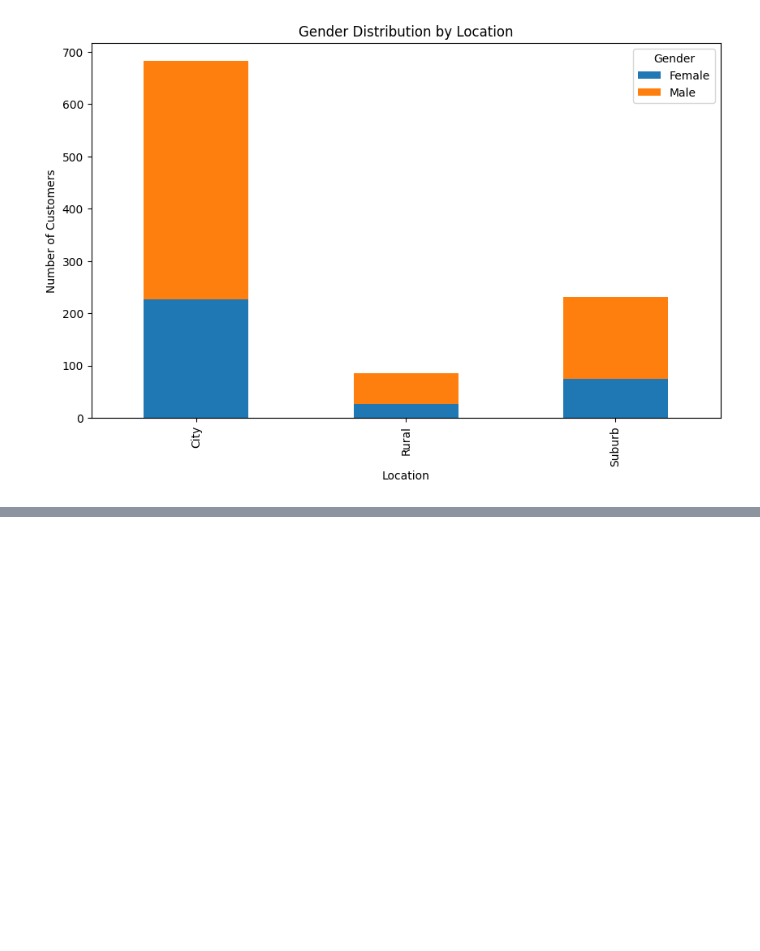
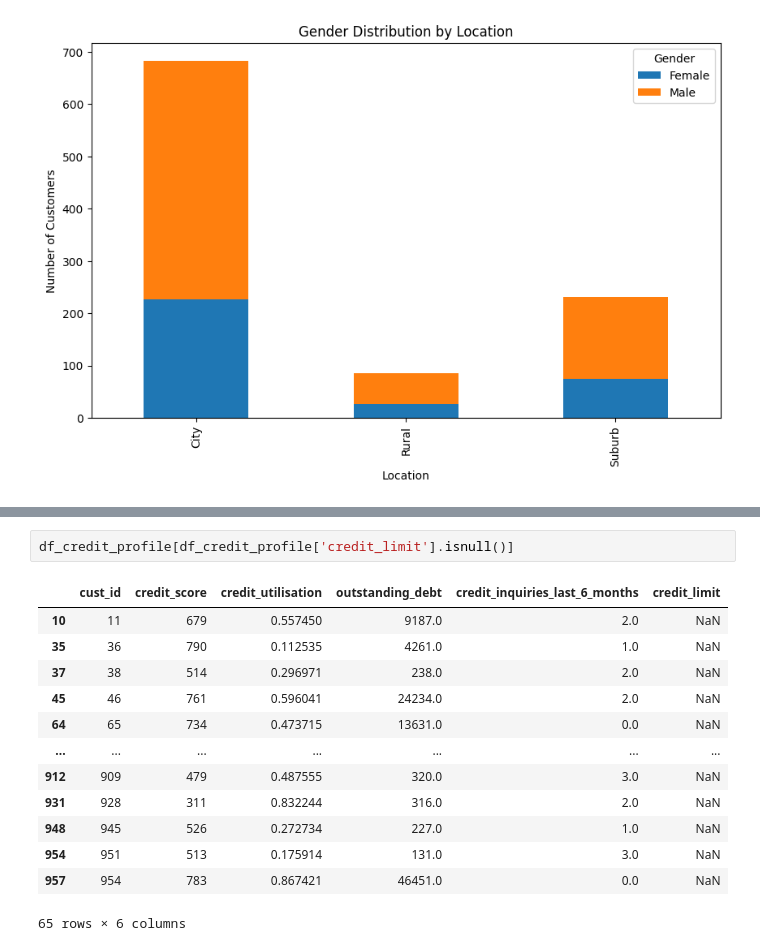
Before and after one commit to ashishjadhav123/AtliQo-Bank-Credit-Card-Launch, a Jupyter notebook: AtliQo Bank Phase1.ipynb, the cells around one changed output, grey strips where cells are left out. Cells and saved outputs as stored; diff of their text form; blank space fills up the shorter version.

```diff
--- a/AtliQo Bank Phase1.ipynb
+++ b/AtliQo Bank Phase1.ipynb
@@ -260,0 +312,16 @@ plt.show()
+# %%
+df_credit_profile[df_credit_profile['credit_limit'].isnull()]
+# %% [output]
+|  | cust_id | credit_score | credit_utilisation | outstanding_debt | credit_inquiries_last_6_months | credit_limit |
+| 10 | 11 | 679 | 0.557450 | 9187.0 | 2.0 | NaN |
+| 35 | 36 | 790 | 0.112535 | 4261.0 | 1.0 | NaN |
+| 37 | 38 | 514 | 0.296971 | 238.0 | 2.0 | NaN |
+| 45 | 46 | 761 | 0.596041 | 24234.0 | 2.0 | NaN |
+| 64 | 65 | 734 | 0.473715 | 13631.0 | 0.0 | NaN |
+| ... | ... | ... | ... | ... | ... | ... |
+| 912 | 909 | 479 | 0.487555 | 320.0 | 3.0 | NaN |
+| 931 | 928 | 311 | 0.832244 | 316.0 | 2.0 | NaN |
+| 948 | 945 | 526 | 0.272734 | 227.0 | 1.0 | NaN |
+| 954 | 951 | 513 | 0.175914 | 131.0 | 3.0 | NaN |
+| 957 | 954 | 783 | 0.867421 | 46451.0 | 0.0 | NaN |
+65 rows × 6 columns
```
Also changed, not shown: parts of 19 cells of this notebook.
